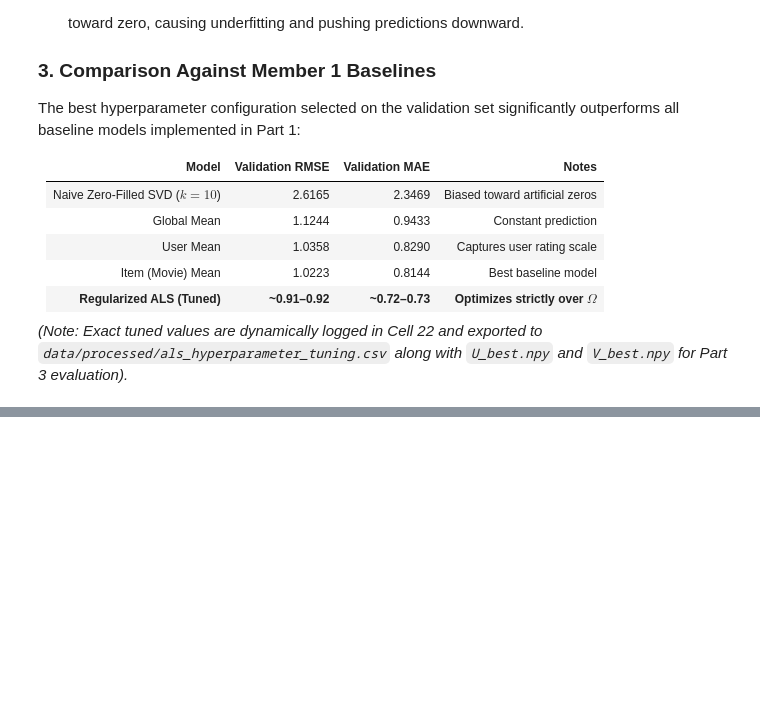
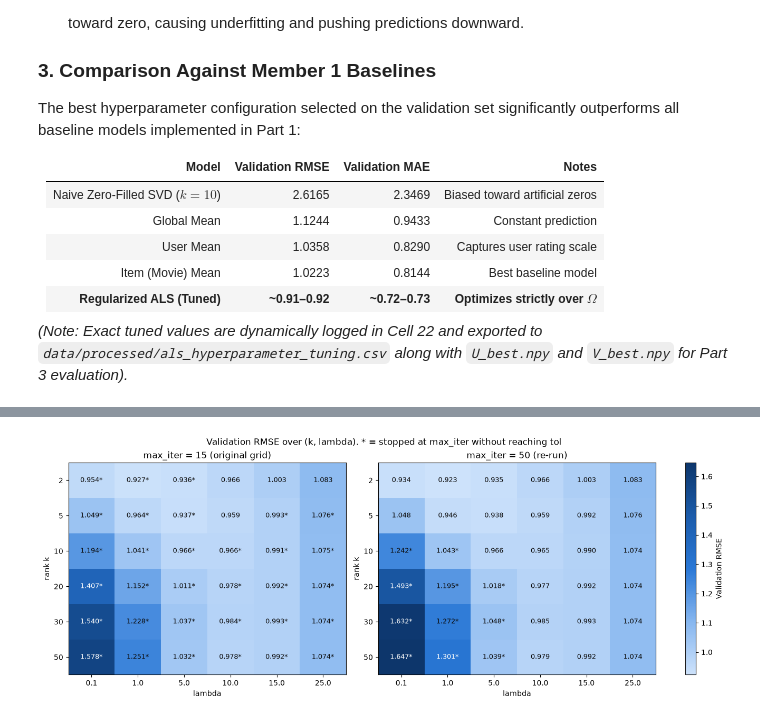
Before and after one commit to Par-TBasti/Movie-Recommendation-by-Low-Rank-Factorization, a Jupyter notebook: Movie Recommendation by Low-Rank Factorization.ipynb, the cells around one changed output, grey strips where cells are left out. Saved outputs shown, nothing was run; the diff lists cells and outputs as text; code cells hidden in the pictures; blank space fills up the shorter version.

```diff
--- a/Movie Recommendation by Low-Rank Factorization.ipynb
+++ b/Movie Recommendation by Low-Rank Factorization.ipynb
@@ -1019,0 +1085,14 @@ The following figure illustrates the performance comparison between our tuned Re
+# %%
+# Warm start: every user and movie of validation/test must exist in train,
+# otherwise .map() would give NaN and the model would have no factor vector for it.
+for name, df in [("validation", validation), ("test", test)]:
+    assert df["user_id"].isin(user_to_idx).all(), f"unseen user in {name}"
+    assert df["movie_id"].isin(movie_to_idx).all(), f"unseen movie in {name}"
+
+# No (user, movie) pair may appear in two splits, otherwise we would evaluate on training data
+pairs = {name: set(zip(df["user_id"], df["movie_id"]))
+         for name, df in [("train", train), ("validation", validation), ("test", test)]}
+assert not pairs["train"] & pairs["validation"]
+assert not pairs["train"] & pairs["test"]
+assert not pairs["validation"] & pairs["test"]
+print("Warm-start and disjointness checks passed.")
@@ -1019,0 +1221,29 @@ The following figure illustrates the performance comparison between our tuned Re
+# %%
+# Sequential single-hue scale (light = low RMSE = good, dark = high RMSE), shared by both panels
+blues = LinearSegmentedColormap.from_list("blues", ["#cde2fb", "#86b6ef", "#2a78d6", "#1c5cab", "#0d366b"])
+vmin = min(tuning_15["Val_RMSE"].min(), tuning_50["Val_RMSE"].min())
+vmax = max(tuning_15["Val_RMSE"].max(), tuning_50["Val_RMSE"].max())
+
+fig, axes = plt.subplots(1, 2, figsize=(13, 5), constrained_layout=True)
+for ax, df, title in [(axes[0], tuning_15, "max_iter = 15 (original grid)"), (axes[1], tuning_50, "max_iter = 50 (re-run)")]:
+    rmse = df.pivot(index="k", columns="lambda", values="Val_RMSE").loc[K_GRID, LAMBDA_GRID]
+    conv = df.pivot(index="k", columns="lambda", values="Converged").loc[K_GRID, LAMBDA_GRID]
+    im = ax.imshow(rmse.to_numpy(), cmap=blues, vmin=vmin, vmax=vmax, aspect="auto")
+    for i in range(len(K_GRID)):
+        for j in range(len(LAMBDA_GRID)):
+            value = rmse.iloc[i, j]
+            # '*' marks runs that hit max_iter without reaching tol
+            label = f"{value:.3f}" + ("" if conv.iloc[i, j] else "*")
+            ax.text(j, i, label, ha="center", va="center", fontsize=9,
+                    color="white" if value > (vmin + vmax) / 2 else "#0b0b0b")
+    ax.set_xticks(range(len(LAMBDA_GRID)), LAMBDA_GRID)
+    ax.set_yticks(range(len(K_GRID)), K_GRID)
+    ax.set_xlabel("lambda")
+    ax.set_ylabel("rank k")
+    ax.set_title(title)
+fig.colorbar(im, ax=axes, label="Validation RMSE")
+fig.suptitle("Validation RMSE over (k, lambda). * = stopped at max_iter without reaching tol")
+fig.savefig(REPORTS_DIR / "step1_heatmaps_val_rmse.png", dpi=150)
+plt.show()
+# %% [output]
+[figure, added]
```
Also changed, not shown: parts of 56 cells of this notebook, 32 other files.
